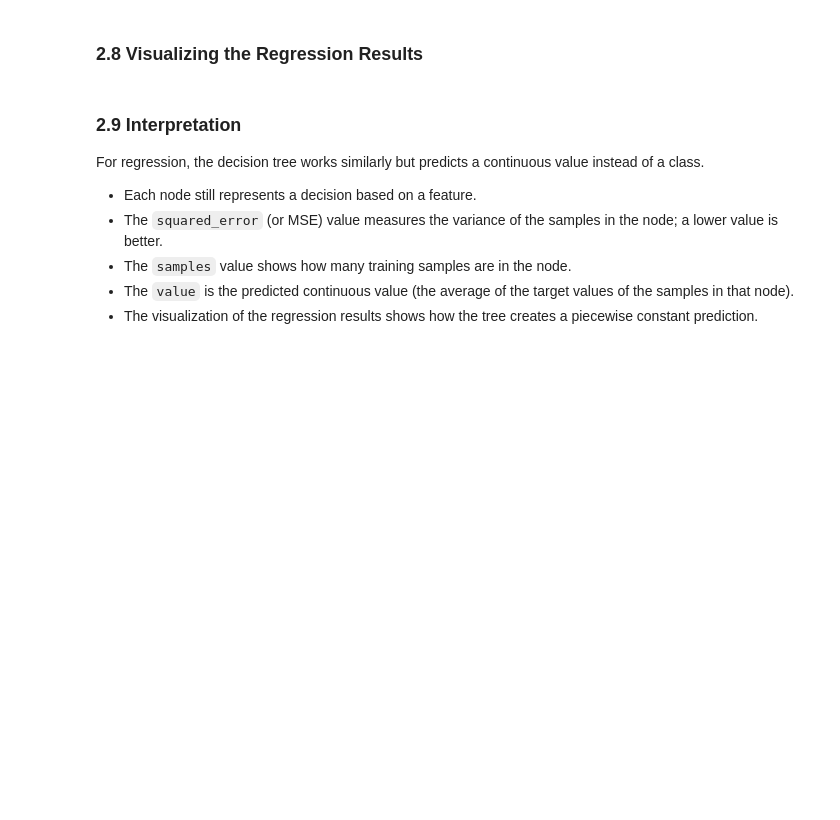
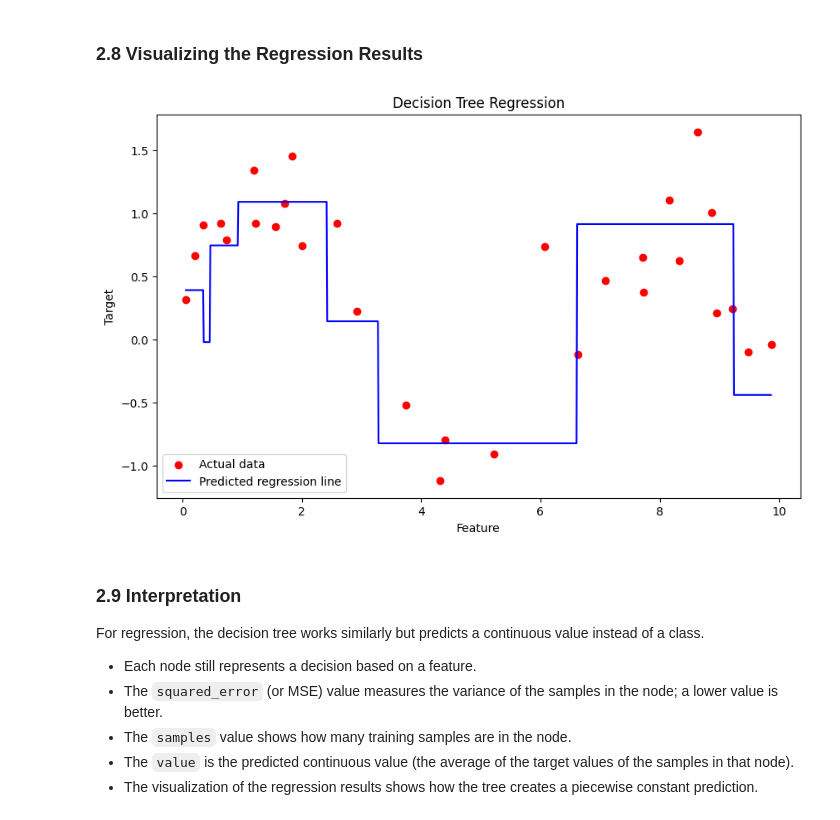
Before and after one commit to amoljadhav27/Training, a Jupyter notebook: decision_tree_tutorial.ipynb, the cells around one changed output. Saved outputs shown, nothing was run; the diff lists cells and outputs as text; code cells hidden in the pictures; blank space fills up the shorter version.

```diff
--- a/decision_tree_tutorial.ipynb
+++ b/decision_tree_tutorial.ipynb
@@ -98,17 +127,19 @@ plt.show()
 # %% [markdown]
 ### 2.8 Visualizing the Regression Results
 # %%
-X_grid = np.arange(min(X_reg), max(X_reg), 0.01)[:, np.newaxis]
+X_grid = np.arange(X_reg.min(), X_reg.max(), 0.01)[:, np.newaxis]
 y_grid_pred = reg.predict(X_grid)
 
 plt.figure(figsize=(10,6))
 plt.scatter(X_reg_test, y_reg_test, color='red', label='Actual data')
 plt.plot(X_grid, y_grid_pred, color='blue', label='Predicted regression line')
 plt.title('Decision Tree Regression')
 plt.xlabel('Feature')
 plt.ylabel('Target')
 plt.legend()
 plt.show()
+# %% [output]
+[figure, added]
 # %% [markdown]
 ### 2.9 Interpretation
 
```
Also changed, not shown: parts of 6 cells of this notebook.
